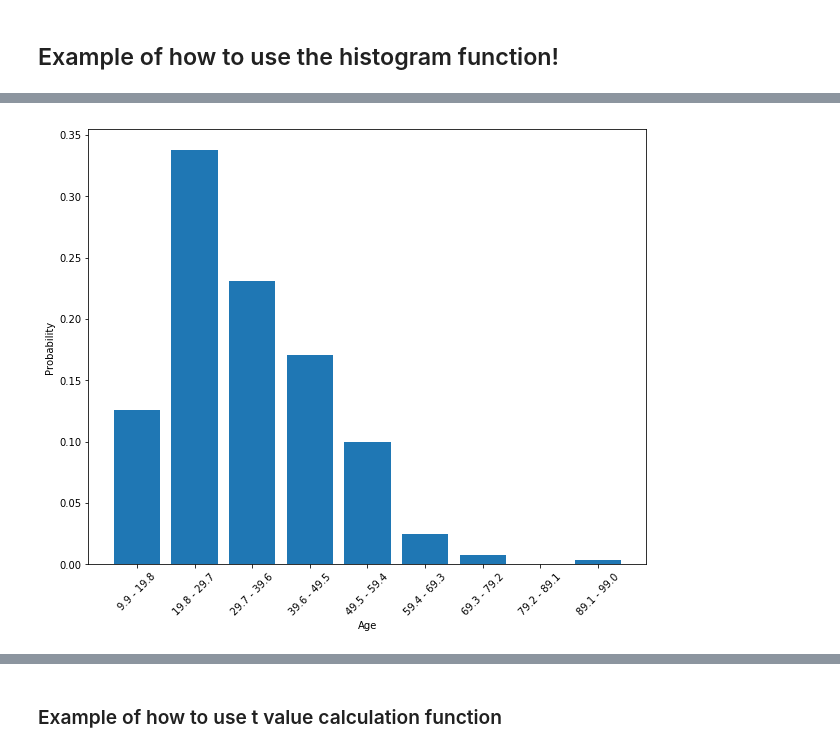
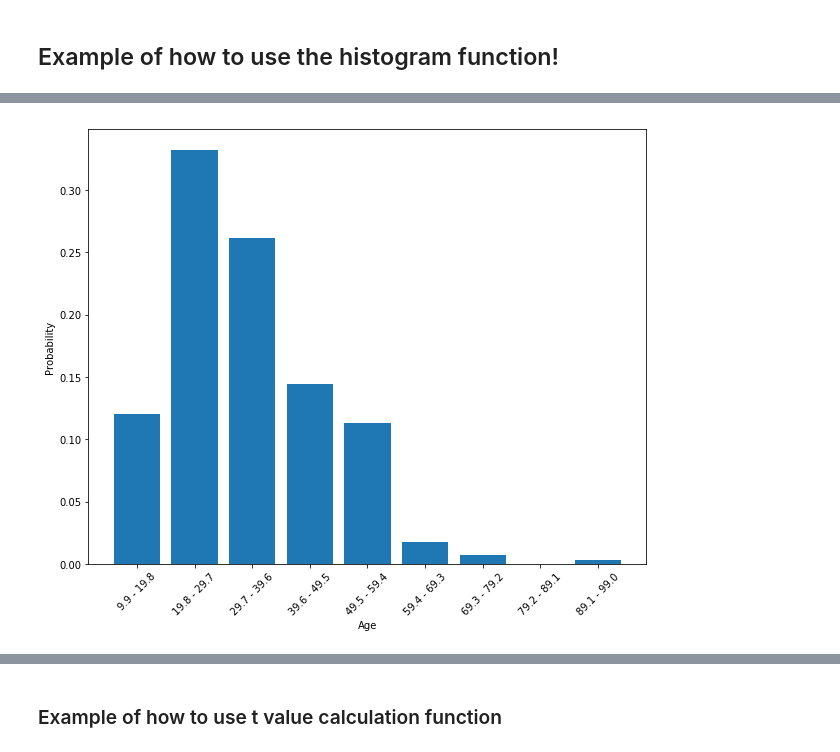
Before and after one commit to hwright-ucsb/ethics_study, a Jupyter notebook: notebooks/Analysis.ipynb, the cells around one changed output, grey strips where cells are left out. Drawn from its saved outputs; the diff is of its cells as text; code cells hidden in the pictures.

```diff
--- a/notebooks/Analysis.ipynb
+++ b/notebooks/Analysis.ipynb
@@ -209,10 +274,10 @@ pd.options.display.max_columns = 2000
 ## You can think of it like a spreadsheet or SQL table, or a dict of Series objects."
 
 ## import the data file
-raw_data = pd.read_csv('../Ethics_May+15,+2020_09.06_2.csv')
+raw_data = pd.read_csv('../Ethics_June+24,+2020_03.36 (1).csv')
 
 ## import the raw corresponding text answers
-raw_text_data = pd.read_csv('../Ethics_June+3,+2020_18.56(1).csv')
+raw_text_data = pd.read_csv('../Ethics_June+24,+2020_03.36.csv')
 # %%
 # clean the # data and text data
 data = clean_raw_data(raw_data, 5, True)
@@ -236,9 +301,9 @@ question_text = raw_data.iloc[1,:].tolist()
 column_mapping = create_column_mapping(data,pd.Index.tolist(data.columns))
 # %%
 # hard coding this part for the column mapping
-column_mapping['Gender'] = column_mapping.pop('I02')
-column_mapping['Age'] = column_mapping.pop('I03')
-column_mapping['Race-Ethnicity'] = column_mapping.pop('I04')
-column_mapping['Education'] = column_mapping.pop('I05')
-column_mapping['Nationality'] = column_mapping.pop('I06')
-column_mapping['Income'] = column_mapping.pop('I07')
+#column_mapping['Gender'] = column_mapping.pop('I02')
+#column_mapping['Age'] = column_mapping.pop('I03')
+#column_mapping['Race-Ethnicity'] = column_mapping.pop('I04')
+#column_mapping['Education'] = column_mapping.pop('I05')
+#column_mapping['Nationality'] = column_mapping.pop('I06')
+#column_mapping['Income'] = column_mapping.pop('I07')
@@ -247,6 +321,5 @@ column_mapping['Income'] = column_mapping.pop('I07')
 # %%
 # this is the continuous histogram function -- it manually bins continuous data
-create_histogram_continuous(data, 'Age', column_mapping, prob=True,
-                            include_non_answers=False, show_mean=False)
+create_histogram_continuous(data, 'Age', column_mapping, prob=True, include_non_answers=False, show_mean=False)
 # %% [output]
-[figure, old version]
+[figure, new version]
```
Also changed, not shown: parts of 23 cells of this notebook, 1 other file.
